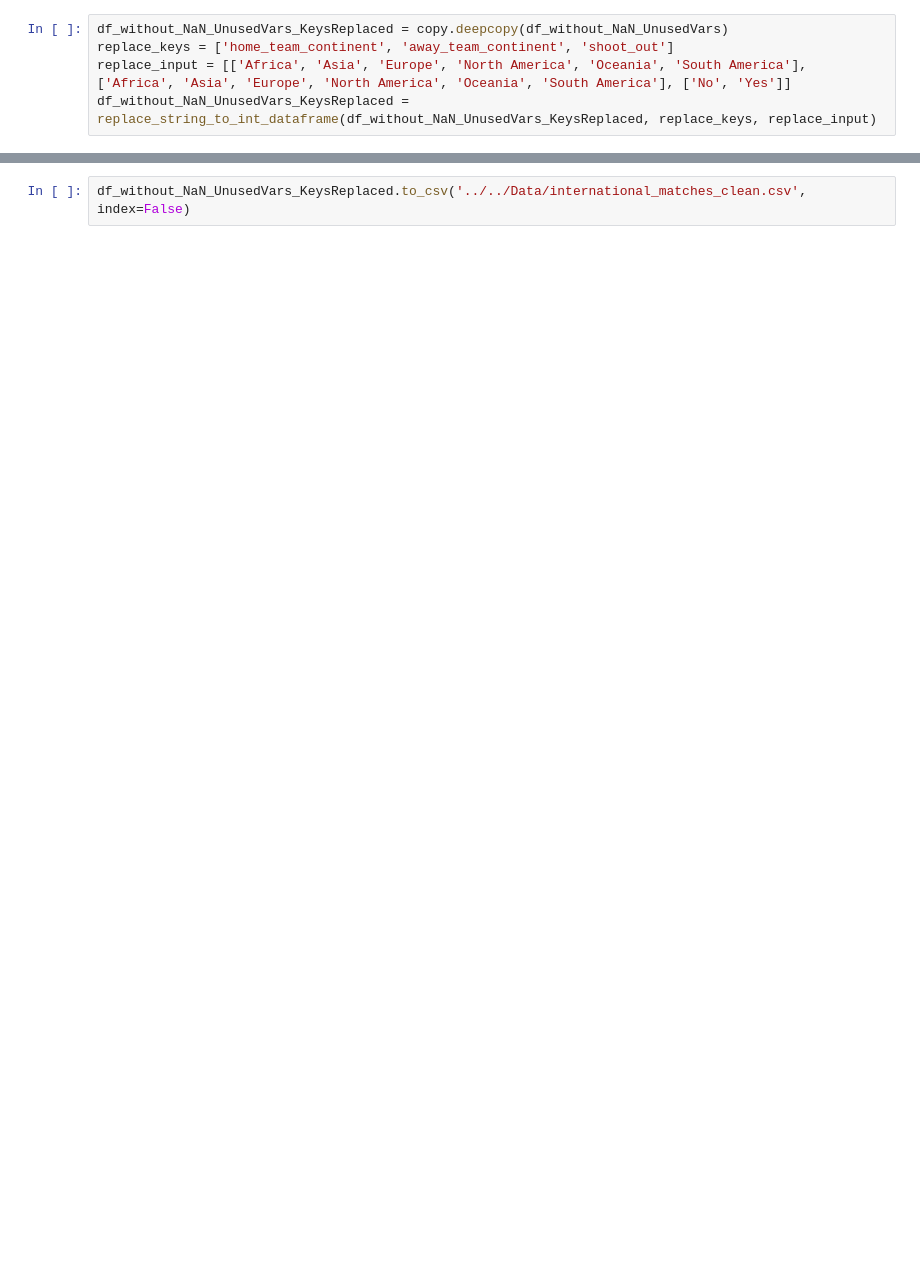
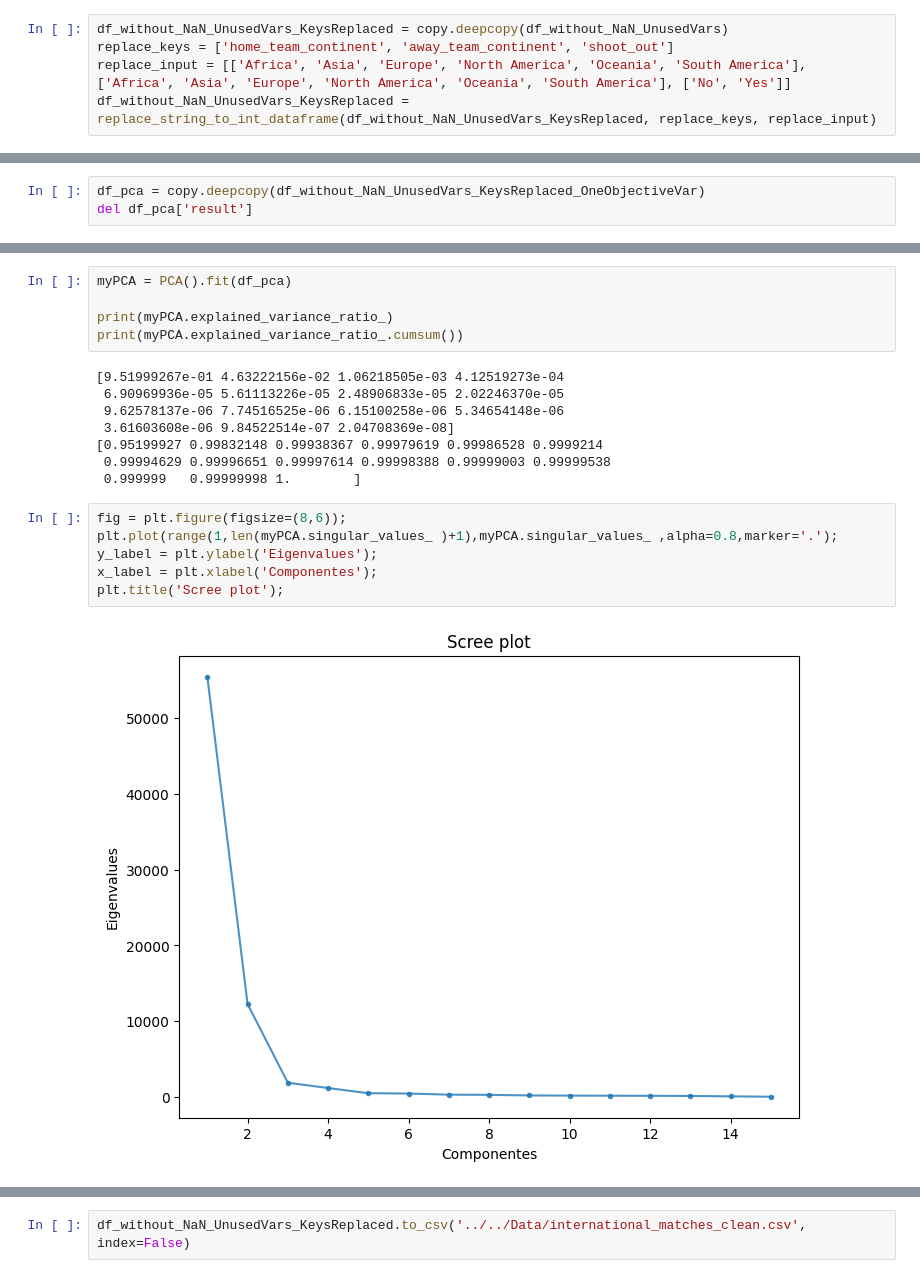
Before and after one commit to IFibla/Prac_FIFA_World_Cup_APA, a Jupyter notebook: Src/Jupyter Notebook/_00_Dataset_Preprocessing.ipynb, the cells around one changed output, grey strips where cells are left out. Saved outputs shown, nothing was run; the diff lists cells and outputs as text; blank space fills up the shorter version.

```diff
--- a/Src/Jupyter Notebook/_00_Dataset_Preprocessing.ipynb
+++ b/Src/Jupyter Notebook/_00_Dataset_Preprocessing.ipynb
@@ -100,0 +170,3 @@ make_plots(df_without_NaN_UnusedVars_KeysReplaced, 3)
+# %%
+df_pca = copy.deepcopy(df_without_NaN_UnusedVars_KeysReplaced_OneObjectiveVar)
+del df_pca['result']
@@ -100,0 +182,21 @@ make_plots(df_without_NaN_UnusedVars_KeysReplaced, 3)
+# %%
+myPCA = PCA().fit(df_pca)
+
+print(myPCA.explained_variance_ratio_)
+print(myPCA.explained_variance_ratio_.cumsum())
+# %% [output]
+[9.51999267e-01 4.63222156e-02 1.06218505e-03 4.12519273e-04
+ 6.90969936e-05 5.61113226e-05 2.48906833e-05 2.02246370e-05
+ 9.62578137e-06 7.74516525e-06 6.15100258e-06 5.34654148e-06
+ 3.61603608e-06 9.84522514e-07 2.04708369e-08]
+[0.95199927 0.99832148 0.99938367 0.99979619 0.99986528 0.9999214
+ 0.99994629 0.99996651 0.99997614 0.99998388 0.99999003 0.99999538
+ 0.999999   0.99999998 1.        ]
+# %%
+fig = plt.figure(figsize=(8,6));
+plt.plot(range(1,len(myPCA.singular_values_ )+1),myPCA.singular_values_ ,alpha=0.8,marker='.');
+y_label = plt.ylabel('Eigenvalues');
+x_label = plt.xlabel('Componentes');
+plt.title('Scree plot');
+# %% [output]
+[figure, added]
```
Also changed, not shown: parts of 18 cells of this notebook, 14 other files.
